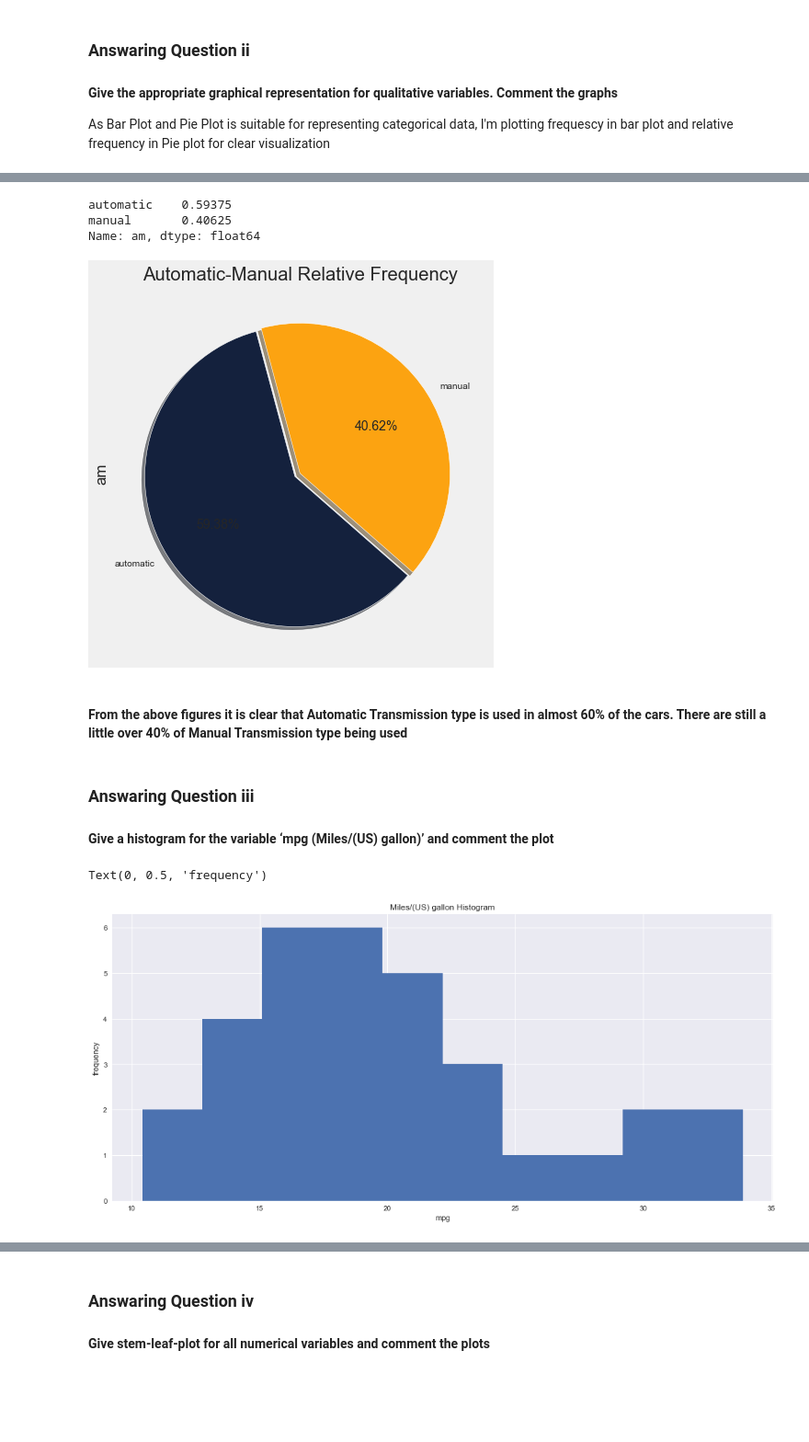
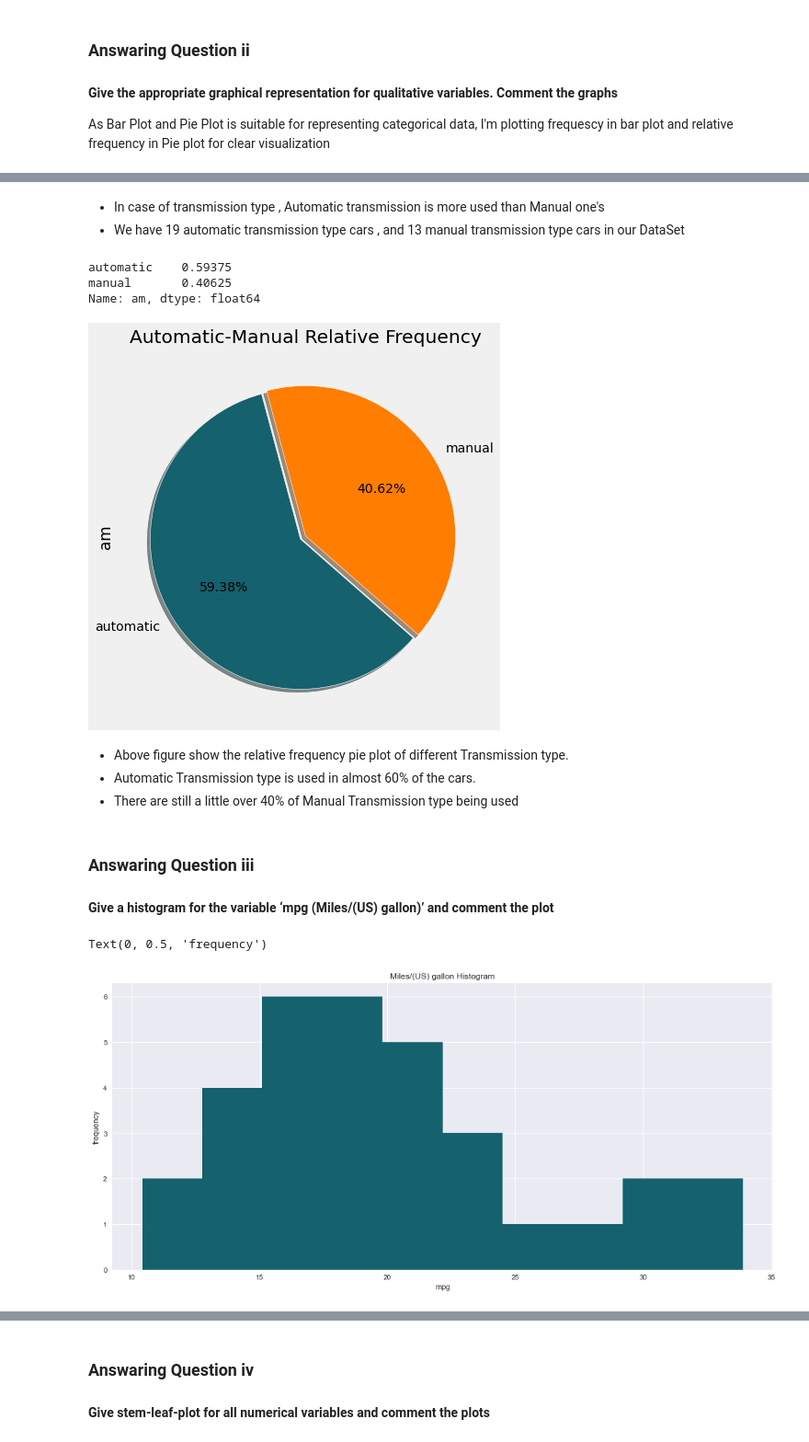
Before and after one commit to BuyingANew-Soul/CSE-520-Assignment-1, a Jupyter notebook: CSE 520 assignment 1.ipynb, the cells around one changed output, grey strips where cells are left out. Shown: that part at 92% size. Cells and saved outputs as stored; diff of their text form; code cells hidden in the pictures; blank space fills up the shorter version.

```diff
--- a/CSE 520 assignment 1.ipynb
+++ b/CSE 520 assignment 1.ipynb
@@ -104,7 +109,10 @@ Name: am, dtype: int64
+# %% [markdown]
+* In case of transmission type , Automatic transmission is more used than Manual one's
+* We have 19 automatic transmission type cars , and 13 manual transmission type cars in our DataSet
 # %%
 # ploting relative frequency
 (df['am'].value_counts()/len(df)).plot.pie(autopct='%1.2f%%',
-startangle=105, figsize=(15,7), colors=['#14213d', '#fca311'], wedgeprops={'edgecolor':'white'}, explode=[0.04, 0], shadow=True)
+startangle=105, figsize=(15,7), colors=['#15616d','#ff7d00'], wedgeprops={'edgecolor':'white'}, explode=[0.04, 0], shadow=True)
 
 plt.title("Automatic-Manual Relative Frequency")
 df['am'].value_counts()/len(df)
@@ -112,22 +120,24 @@ df['am'].value_counts()/len(df)
 automatic    0.59375
 manual       0.40625
 Name: am, dtype: float64
-[figure, old version]
+[figure, new version]
 # %% [markdown]
-#### From the above figures it is clear that Automatic Transmission type is used in almost 60% of the cars. There are still a little over 40% of Manual Transmission type being used
+* Above figure show the relative frequency pie plot of different Transmission type.
+* Automatic Transmission type is used in almost 60% of the cars.
+* There are still a little over 40% of Manual Transmission type being used
 # %% [markdown]
 ### Answaring Question iii
 #### Give a histogram for the variable ‘mpg (Miles/(US) gallon)’ and comment the plot
 # %%
 # ploting histogram for the column 'mpg'
 plt.style.use("seaborn")
-hist_plot = df['mpg'].hist(figsize=(15,7))
+hist_plot = df['mpg'].hist(figsize=(15,7), color='#15616d')
 hist_plot.set_title('Miles/(US) gallon Histogram')
 hist_plot.set_xlabel('mpg')
 hist_plot.set_ylabel('frequency')
 # %% [output]
 Text(0, 0.5, 'frequency')
-[figure, old version]
+[figure, new version]
 # %% [markdown]
 * The histogram shows that the majority of the cars have a milage between  15-20 Miles/gallon
 * This is a unimodal histogram which has a hump in between 15-20
```
Also changed, not shown: parts of 12 cells of this notebook.
